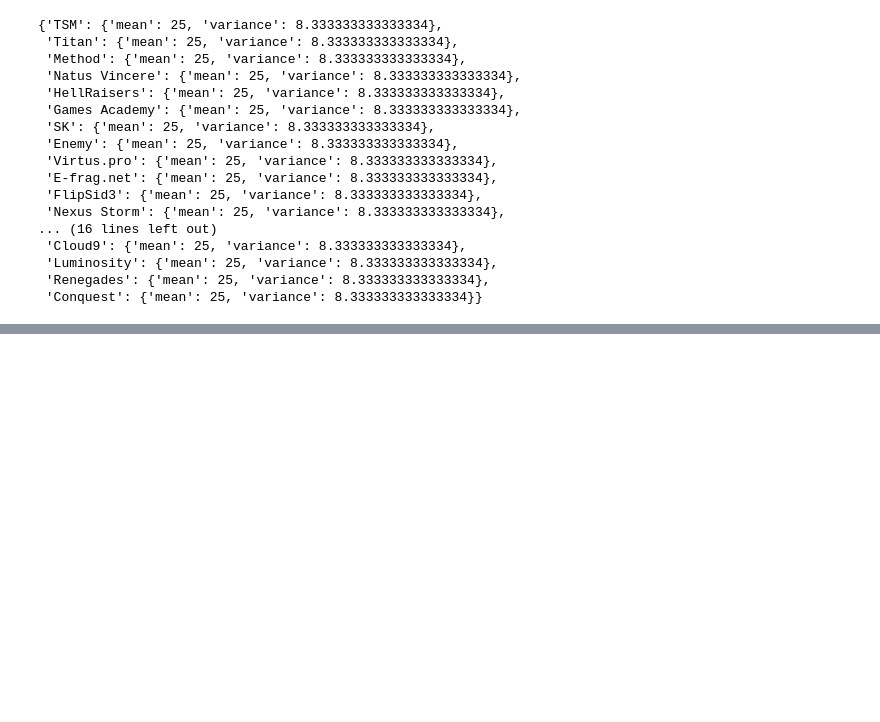
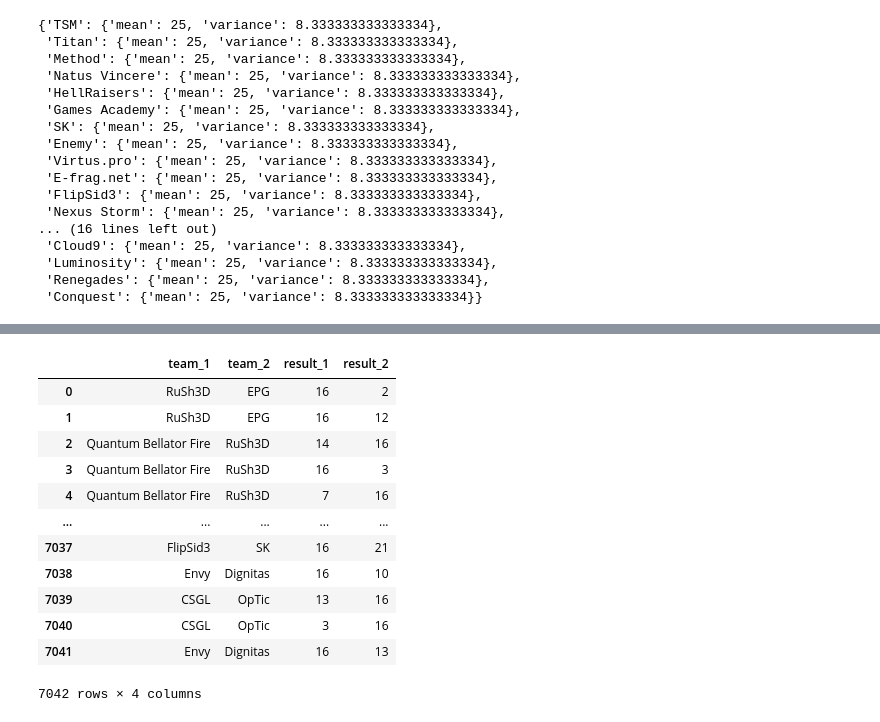
Before and after one commit to ClaudeCarlsson/Bayesian-Skill-Estimation-in-Player-Competitions, a Jupyter notebook: Project.ipynb, the cells around one changed output, grey strips where cells are left out. Saved outputs shown, nothing was run; the diff lists cells and outputs as text; code cells hidden in the pictures; blank space fills up the shorter version.

```diff
--- a/Project.ipynb
+++ b/Project.ipynb
@@ -558,7 +558,7 @@ df_cs = pd.read_csv('results.csv')
 df_cs['date'] = pd.to_datetime(df_cs['date'])
 
 # Filter the data to include only rows from the year 2015
-df_cs = df_cs[df_cs['date'].dt.year == 2015]
+df_cs = df_cs[df_cs['date'].dt.year == 2016]
 
 # Extract the specified columns from the 2015 data
 df_cs = df_cs[['team_1', 'team_2', 'result_1', 'result_2']]
@@ -566,7 +566,7 @@ df_cs = df_cs[['team_1', 'team_2', 'result_1', 'result_2']]
 # Drop rows where either 'team_1' or 'team_2' has a question mark
 df_cs = df_cs[~((df_cs['team_1'] == '?') | (df_cs['team_2'] == '?'))]
 
-# Drop rows draw
+# Drop draw matches
 df_cs = df_cs[~((df_cs['result_1'] == df_cs['team_2']))]
 
 # Reset the index of the filtered DataFrame
@@ -649,0 +683,16 @@ ranked_teams
+# %%
+df_cs
+# %% [output]
+|  | team_1 | team_2 | result_1 | result_2 |
+| 0 | RuSh3D | EPG | 16 | 2 |
+| 1 | RuSh3D | EPG | 16 | 12 |
+| 2 | Quantum Bellator Fire | RuSh3D | 14 | 16 |
+| 3 | Quantum Bellator Fire | RuSh3D | 16 | 3 |
+| 4 | Quantum Bellator Fire | RuSh3D | 7 | 16 |
+| ... | ... | ... | ... | ... |
+| 7037 | FlipSid3 | SK | 16 | 21 |
+| 7038 | Envy | Dignitas | 16 | 10 |
+| 7039 | CSGL | OpTic | 13 | 16 |
+| 7040 | CSGL | OpTic | 3 | 16 |
+| 7041 | Envy | Dignitas | 16 | 13 |
+7042 rows × 4 columns
```
Also changed, not shown: parts of 3 cells of this notebook.
